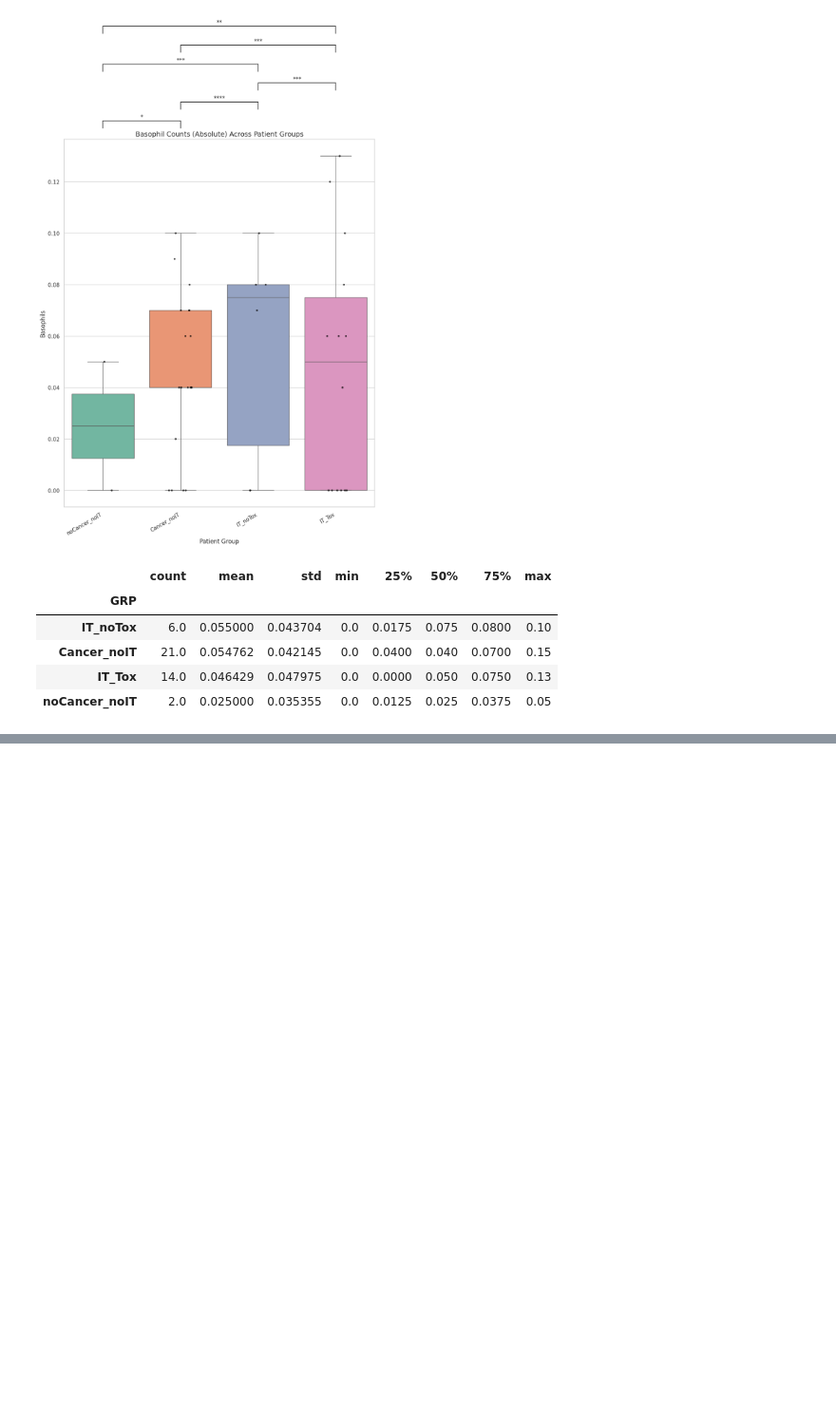
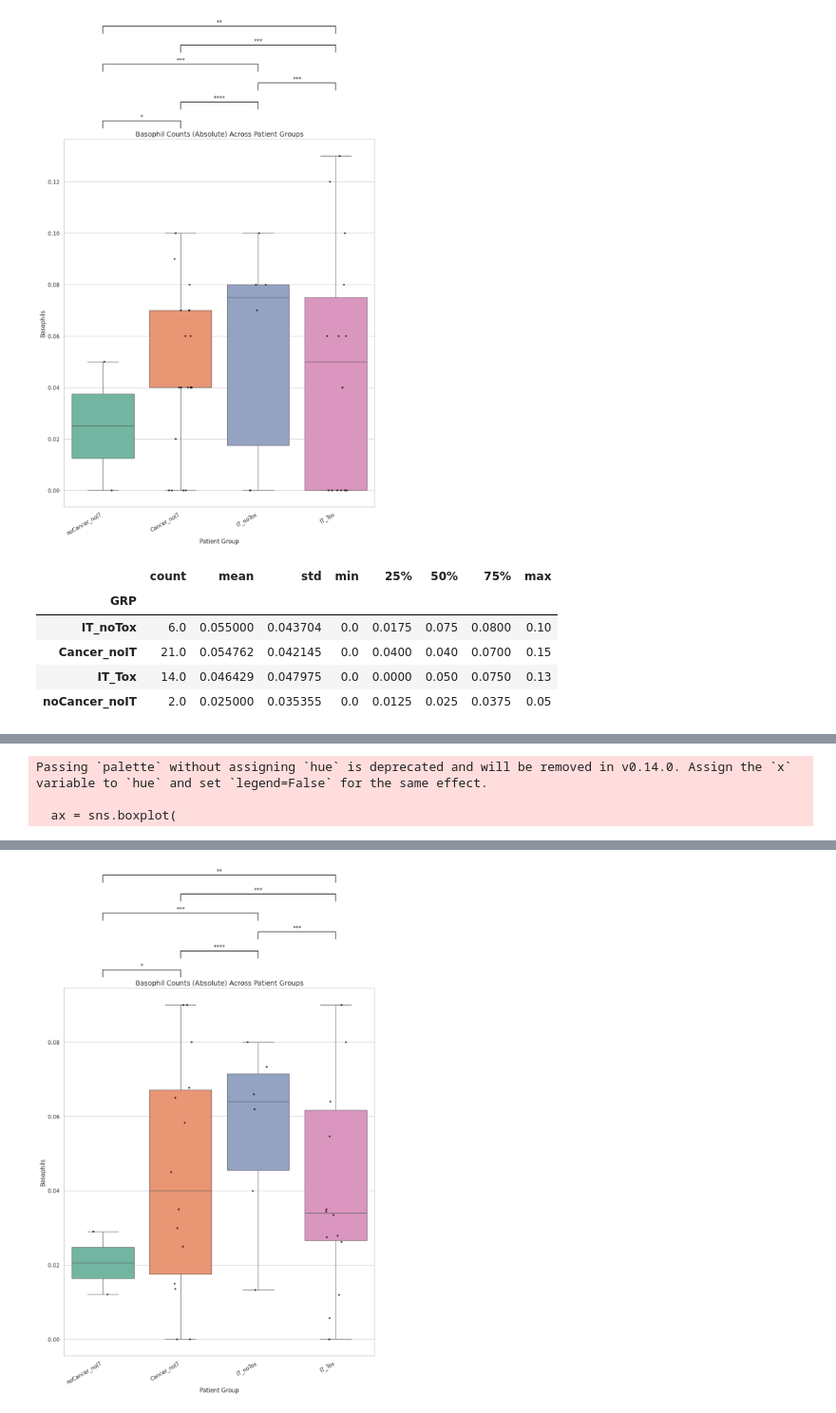
Before and after one commit to Soroushstr/Toxicity, a Jupyter notebook: Toxicity_new.ipynb, the cells around one changed output, grey strips where cells are left out. Shown at 95% size. Cells and saved outputs as stored; diff of their text form; code cells hidden in the pictures; blank space fills up the shorter version.

Commit message:
used average of 1. all basophils counts for noCancer patients 2. all basophils counts within 2 months from the BAL test for cancer_noIT, IT_noTox, and IT_Tox patients

```diff
--- a/Toxicity_new.ipynb
+++ b/Toxicity_new.ipynb
@@ -301,0 +307,10 @@ final_df.groupby('GRP')['BASOPHILES_ABS'].describe().sort_values('mean', ascendi
+# %%
+def average_within_2_month(group):
+  group = cbc[cbc['GRP'].isin(it_groups)]
+  mask = (group['DATE_ANALYSE_CODED'] - group['DATE_BAL']).abs() <= pd.Timedelta(days=60)
+  filtered = group[mask]
+  numeric_avg = filtered.groupby('IPP_CODED').mean(numeric_only=True)
+  meta = filtered[['IPP_CODED', 'GRP', 'SAMPLE_CODE']].groupby('IPP_CODED').first()
+  numeric_avg[['GRP', 'SAMPLE_CODE']] = meta[['GRP', 'SAMPLE_CODE']]
+  return(numeric_avg)
+#average_within_1_month(it_df)
@@ -301,0 +381,60 @@ final_df.groupby('GRP')['BASOPHILES_ABS'].describe().sort_values('mean', ascendi
+# %%
+# Set seaborn style
+sns.set(style="whitegrid")
+
+# Optional: Ensure your groups are in the correct order
+group_order = ['noCancer_noIT', 'Cancer_noIT', 'IT_noTox','IT_Tox']
+
+# Create boxplot
+plt.figure(figsize=(10, 16))
+ax = sns.boxplot(
+    data=final_df,
+    x="GRP",
+    y="BASOPHILES_ABS",
+    order=group_order,
+    palette="Set2",
+    showfliers=False
+)
+
+comparisons = [
+    ("noCancer_noIT", "Cancer_noIT"),
+    ("noCancer_noIT", "IT_noTox"),
+    ("noCancer_noIT", "IT_Tox"),
+    ("Cancer_noIT", "IT_noTox"),
+    ("Cancer_noIT", "IT_Tox"),
+    ("IT_noTox", "IT_Tox")
+]
+
+# Annotate
+
+annotator = Annotator(ax, comparisons, data=cbc, x="GRP", y="BASOPHILES_ABS", order=group_order)
+annotator.configure(
+    test='Mann-Whitney',
+    text_format='star',
+    loc='outside',
+    verbose=2
+)
+annotator.apply_and_annotate()
+
+sns.stripplot(
+    data=final_df,
+    x="GRP",
+    y="BASOPHILES_ABS",
+    order=group_order,
+    color="black",
+    size=4,
+    jitter=0.15,
+    alpha=0.7
+)
+
+# Customize plot
+plt.title("Basophil Counts (Absolute) Across Patient Groups", fontsize=14)
+plt.xlabel("Patient Group", fontsize=12)
+plt.ylabel("Basophils", fontsize=12)
+plt.xticks(rotation=30, ha='right')
+plt.tight_layout()
+plt.show()
+# %% [output]
+Passing `palette` without assigning `hue` is deprecated and will be removed in v0.14.0. Assign the `x` variable to `hue` and set `legend=False` for the same effect.
+
+  ax = sns.boxplot(
@@ -301,0 +454 @@ final_df.groupby('GRP')['BASOPHILES_ABS'].describe().sort_values('mean', ascendi
+[figure, added]
```
Also changed, not shown: parts of 5 cells of this notebook.
